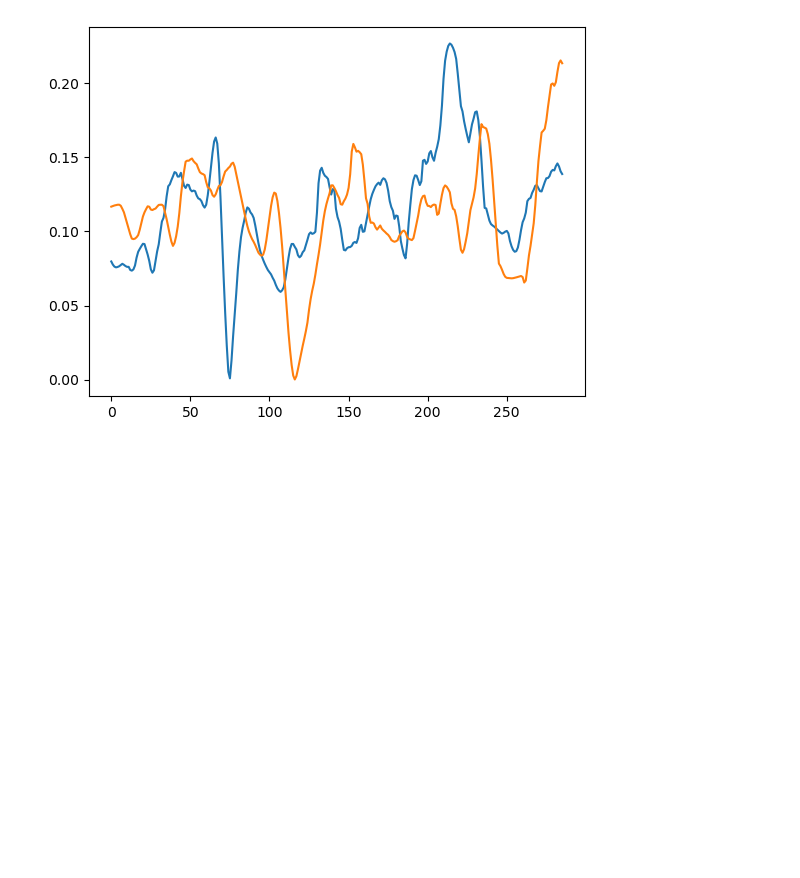
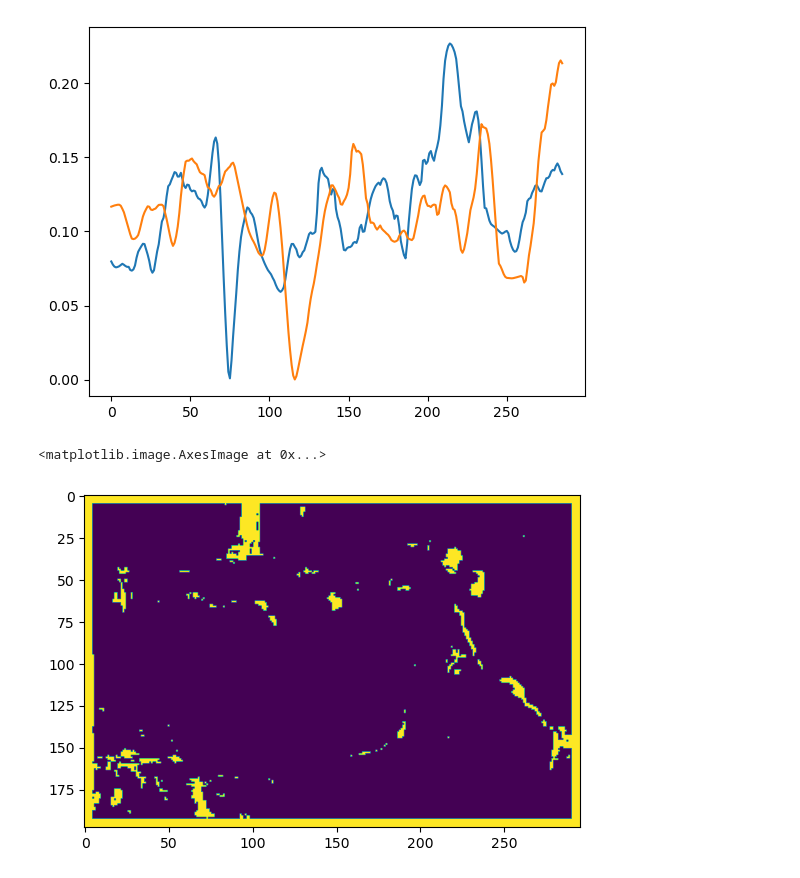
Before and after one commit to AlmezOussama/project3, a Jupyter notebook: project3.ipynb, the cells around one changed output. Saved outputs shown, nothing was run; the diff lists cells and outputs as text; code cells hidden in the pictures; blank space fills up the shorter version.

Commit message:
cross checking

```diff
--- a/project3.ipynb
+++ b/project3.ipynb
@@ -52,8 +55,8 @@ ax[1].axis('off')
 
 plt.show()
 
-left_img = resize(left_img, (int(left_img.shape[0] * 0.1), int(left_img.shape[1] * 0.1)))
-right_img = resize(right_img, (int(right_img.shape[0] * 0.1), int(right_img.shape[1] * 0.1)))
+left_img = resize(left_img, (int(left_img.shape[0] * RESIZE_FACTOR), int(left_img.shape[1] * RESIZE_FACTOR)))
+right_img = resize(right_img, (int(right_img.shape[0] * RESIZE_FACTOR), int(right_img.shape[1] * RESIZE_FACTOR)))
 # %% [output]
 [figure]
 # %%
@@ -64,18 +67,11 @@ def scanline_matching(left_img, right_img, window_size, x, y):
     half_window = window_size // 2
 
     left_patch = left_img[y-half_window:y+half_window + 1,x-half_window:x+half_window + 1]
-    right_patches = np.array([right_img[y-half_window:y+half_window + 1 ,i-half_window:i+half_window + 1] for i in range(half_window,w-half_window)])
-    #right_patches = np.stack(right_patches, axis=0)
+    right_patches = [right_img[y-half_window:y+half_window + 1 ,i-half_window:i+half_window + 1] for i in range(half_window,w-half_window)]
+    right_patches = np.stack(right_patches, axis=0)
     score = (np.square(left_patch-right_patches)).mean(axis=(1,2,3))
 
     return score
-mse_left = scanline_matching(left_img,right_img, 11, 100, 100)
-best_score = np.argmin(mse_left)
-plt.plot(mse_left)
-
-mse_right = scanline_matching(right_img,left_img, 11, 100, 100)
-best_score = np.argmin(mse_right)
-plt.plot(mse_right)
 
 def disparity(left_img, right_img, window_size):
     h, w = left_img.shape[:2]
@@ -89,6 +85,36 @@ def disparity(left_img, right_img, window_size):
 
     return matrix
 
-matrix = disparity(left_img, right_img, 11)
+mse_left = scanline_matching(left_img,right_img, WINDOW_SIZE, 100, 100)
+best_score = np.argmin(mse_left)
+plt.plot(mse_left)
+
+mse_right = scanline_matching(right_img,left_img, WINDOW_SIZE, 100, 100)
+best_score = np.argmin(mse_right)
+plt.plot(mse_right)
 # %% [output]
 [figure]
+# %%
+def cross_checking(left_disparity, right_disparity, threshold=6):
+    h,w = left_disparity.shape
+    consistency_map = np.zeros((h,w))
+
+    for y in range(h):
+        for x in range(w):
+            left_disp = left_disparity[y,x]
+            right_disp = right_disparity[y, x - int(left_disp)]
+            if abs(left_disp - right_disp) <= threshold:
+                consistency_map[y,x] = right_disp
+
+    return consistency_map
+
+left_disparity = disparity(left_img, right_img, WINDOW_SIZE)
+right_disparity = disparity(right_img, left_img, WINDOW_SIZE)
+# %%
+map = cross_checking(left_disparity, right_disparity)
+
+plt.figure()
+plt.imshow(map)
+# %% [output]
+<matplotlib.image.AxesImage at 0x...>
+[figure, added]
```
Also changed, not shown: parts of 1 cell of this notebook.
